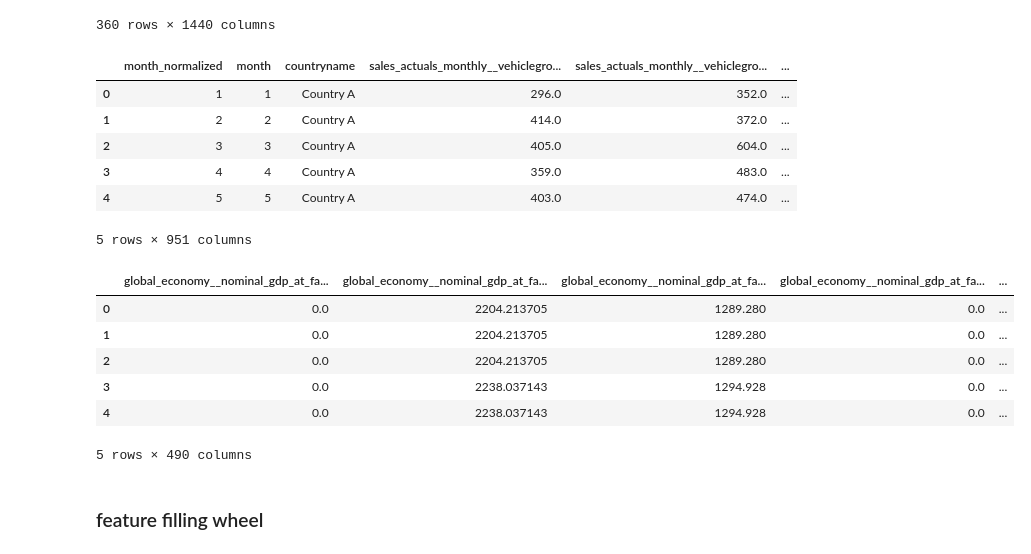
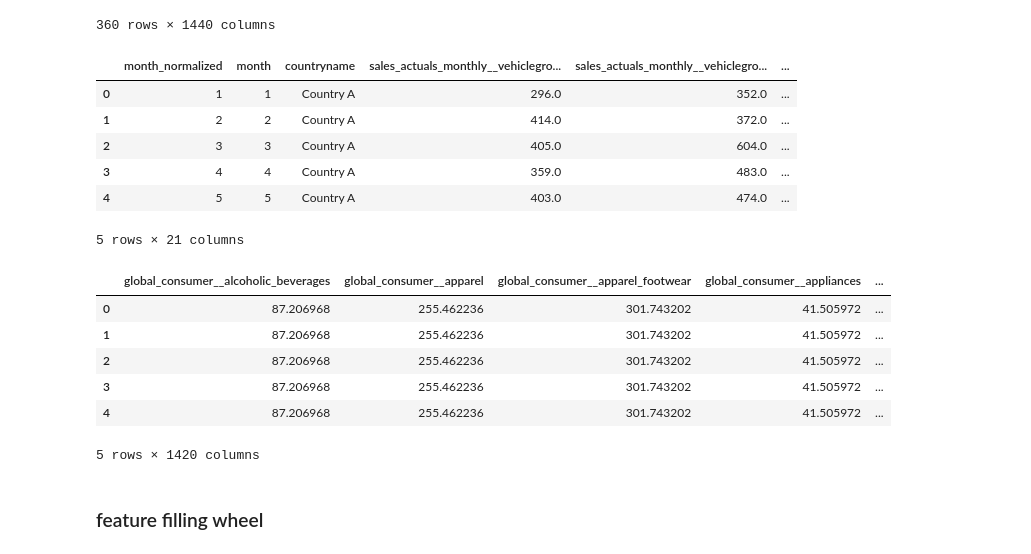
Before and after one commit to zuivu/porsche-forecast-sale, a Jupyter notebook: scripts/features_final.ipynb, the cells around one changed output. Saved outputs shown, nothing was run; the diff lists cells and outputs as text; code cells hidden in the pictures.

```diff
--- a/scripts/features_final.ipynb
+++ b/scripts/features_final.ipynb
@@ -115,7 +115,14 @@ df_overall
 360 rows × 1440 columns
 # %%
 # dataframe with first 18 columns (internal data)
-df_internal = df_overall.iloc[:, :951]
+
+if filter_vehiclegroup:
+    df_internal = df_overall.iloc[:, :21]
+    df_internal.head()
+else:
+    df_internal = df_overall.iloc[:, :951]
+    df_internal.head()
+
 df_internal.head()
 # %% [output]
 |  | month_normalized | month | countryname | sales_actuals_monthly__vehiclegro... | sales_actuals_monthly__vehiclegro... | ... |
@@ -124,20 +131,25 @@ df_internal.head()
 | 2 | 3 | 3 | Country A | 405.0 | 604.0 | ... |
 | 3 | 4 | 4 | Country A | 359.0 | 483.0 | ... |
 | 4 | 5 | 5 | Country A | 403.0 | 474.0 | ... |
-5 rows × 951 columns
+5 rows × 21 columns
 # %%
-# dataframe with external features
-df_external = test.iloc[:, 951:]
-df_external.loc[:, 'month_normalized'] = test['month_normalized']
+if filter_vehiclegroup:
+    df_external = test.iloc[:, 21:]
+    df_external.loc[:, 'month_normalized'] = test['month_normalized']
+    df_external.head()
+else:
+    df_external = test.iloc[:, 951:]
+    df_external.loc[:, 'month_normalized'] = test['month_normalized']
+    df_external.head()
 df_external.head()
 # %% [output]
-|  | global_economy__nominal_gdp_at_fa... | global_economy__nominal_gdp_at_fa... | global_economy__nominal_gdp_at_fa... | global_economy__nominal_gdp_at_fa... | ... |
-| 0 | 0.0 | 2204.213705 | 1289.280 | 0.0 | ... |
-| 1 | 0.0 | 2204.213705 | 1289.280 | 0.0 | ... |
-| 2 | 0.0 | 2204.213705 | 1289.280 | 0.0 | ... |
-| 3 | 0.0 | 2238.037143 | 1294.928 | 0.0 | ... |
-| 4 | 0.0 | 2238.037143 | 1294.928 | 0.0 | ... |
+|  | global_consumer__alcoholic_beverages | global_consumer__apparel | global_consumer__apparel_footwear | global_consumer__appliances | ... |
+| 0 | 87.206968 | 255.462236 | 301.743202 | 41.505972 | ... |
+| 1 | 87.206968 | 255.462236 | 301.743202 | 41.505972 | ... |
+| 2 | 87.206968 | 255.462236 | 301.743202 | 41.505972 | ... |
+| 3 | 87.206968 | 255.462236 | 301.743202 | 41.505972 | ... |
+| 4 | 87.206968 | 255.462236 | 301.743202 | 41.505972 | ... |
-5 rows × 490 columns
+5 rows × 1420 columns
 # %%
 df_overall_future = df_overall.iloc[:259,]
 
```
Also changed, not shown: parts of 10 cells of this notebook.
